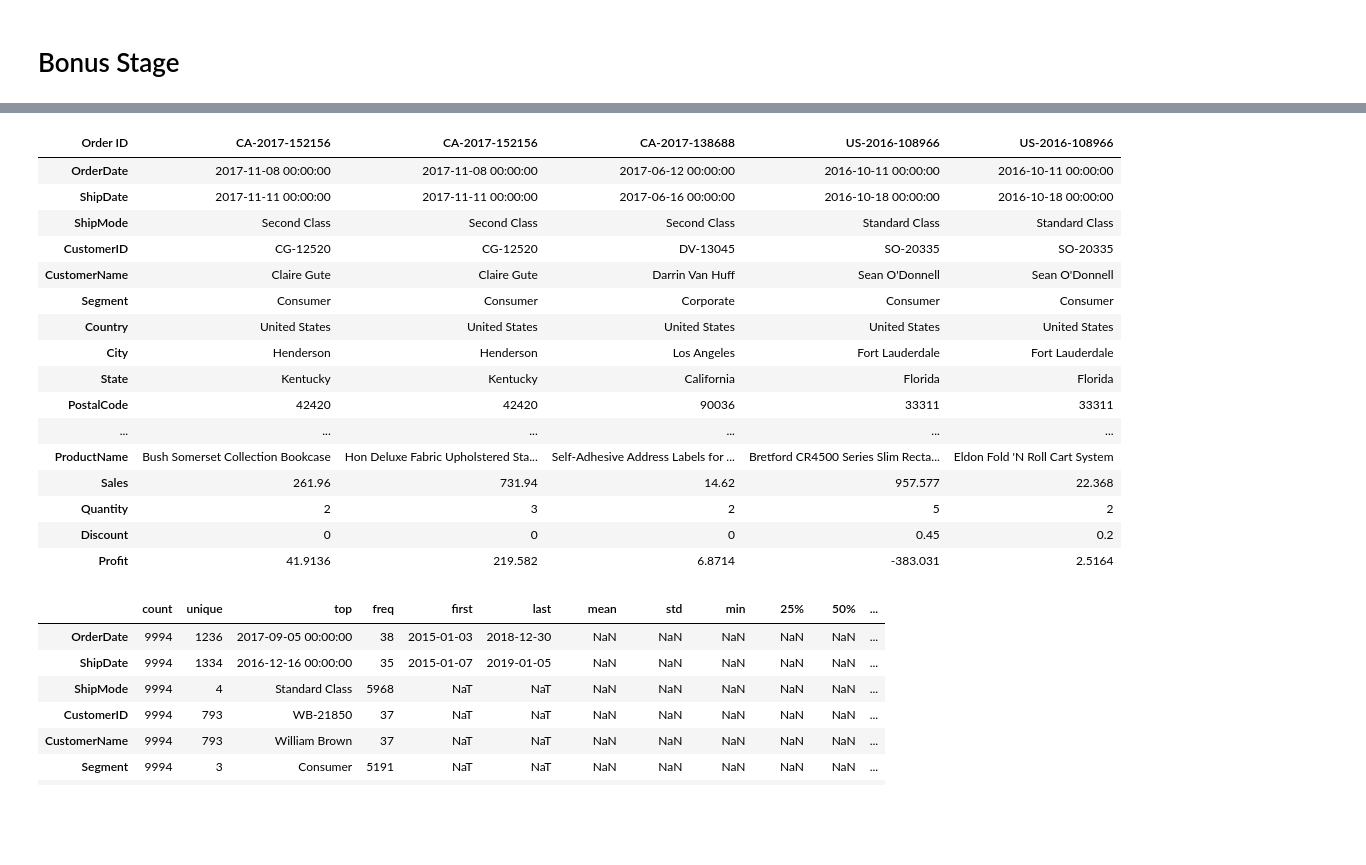
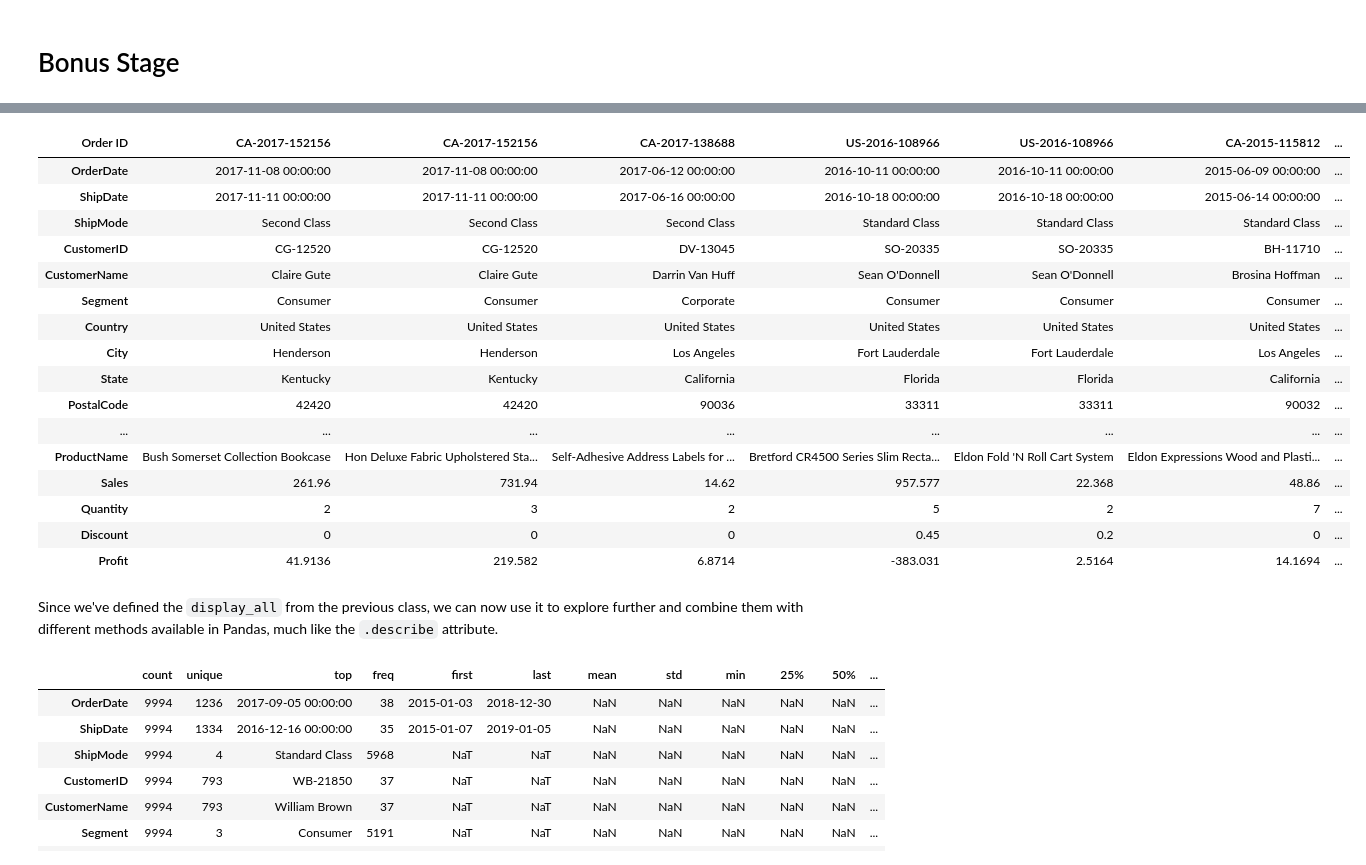
Before and after one commit to leonism/sample-superstore, a Jupyter notebook: 01- Data Exploration - SampleSuperStore.ipynb, the cells around one changed output, grey strips where cells are left out. Drawn from its saved outputs; the diff is of its cells as text; code cells hidden in the pictures; blank space fills up the shorter version.

```diff
--- a/01- Data Exploration - SampleSuperStore.ipynb
+++ b/01- Data Exploration - SampleSuperStore.ipynb
@@ -393,5 +400,6 @@ df_orders.to_csv('data/df_orders_exported.csv', index =False)
 # %%
 # Let's create a class named `display_all`, by which later we call on the next command.
+
 def display_all(df_orders):
-    with pd.option_context("display.max_rows", 1000, "display.max_columns", 1000):
+    with pd.option_context("display.max_rows", 20, "display.max_columns", 20):
         display(df_orders)
@@ -398,23 +410,25 @@ def display_all(df_orders):
 # %%
-display_all(df_orders.head().T)
+display_all(df_orders.head(10).T)
 # %% [output]
-| Order ID | CA-2017-152156 | CA-2017-152156 | CA-2017-138688 | US-2016-108966 | US-2016-108966 |
-| OrderDate | 2017-11-08 00:00:00 | 2017-11-08 00:00:00 | 2017-06-12 00:00:00 | 2016-10-11 00:00:00 | 2016-10-11 00:00:00 |
-| ShipDate | 2017-11-11 00:00:00 | 2017-11-11 00:00:00 | 2017-06-16 00:00:00 | 2016-10-18 00:00:00 | 2016-10-18 00:00:00 |
-| ShipMode | Second Class | Second Class | Second Class | Standard Class | Standard Class |
-| CustomerID | CG-12520 | CG-12520 | DV-13045 | SO-20335 | SO-20335 |
-| CustomerName | Claire Gute | Claire Gute | Darrin Van Huff | Sean O'Donnell | Sean O'Donnell |
-| Segment | Consumer | Consumer | Corporate | Consumer | Consumer |
-| Country | United States | United States | United States | United States | United States |
-| City | Henderson | Henderson | Los Angeles | Fort Lauderdale | Fort Lauderdale |
-| State | Kentucky | Kentucky | California | Florida | Florida |
-| PostalCode | 42420 | 42420 | 90036 | 33311 | 33311 |
-| ... | ... | ... | ... | ... | ... |
-| ProductName | Bush Somerset Collection Bookcase | Hon Deluxe Fabric Upholstered Sta... | Self-Adhesive Address Labels for ... | Bretford CR4500 Series Slim Recta... | Eldon Fold 'N Roll Cart System |
-| Sales | 261.96 | 731.94 | 14.62 | 957.577 | 22.368 |
-| Quantity | 2 | 3 | 2 | 5 | 2 |
-| Discount | 0 | 0 | 0 | 0.45 | 0.2 |
-| Profit | 41.9136 | 219.582 | 6.8714 | -383.031 | 2.5164 |
+| Order ID | CA-2017-152156 | CA-2017-152156 | CA-2017-138688 | US-2016-108966 | US-2016-108966 | CA-2015-115812 | ... |
+| OrderDate | 2017-11-08 00:00:00 | 2017-11-08 00:00:00 | 2017-06-12 00:00:00 | 2016-10-11 00:00:00 | 2016-10-11 00:00:00 | 2015-06-09 00:00:00 | ... |
+| ShipDate | 2017-11-11 00:00:00 | 2017-11-11 00:00:00 | 2017-06-16 00:00:00 | 2016-10-18 00:00:00 | 2016-10-18 00:00:00 | 2015-06-14 00:00:00 | ... |
+| ShipMode | Second Class | Second Class | Second Class | Standard Class | Standard Class | Standard Class | ... |
+| CustomerID | CG-12520 | CG-12520 | DV-13045 | SO-20335 | SO-20335 | BH-11710 | ... |
+| CustomerName | Claire Gute | Claire Gute | Darrin Van Huff | Sean O'Donnell | Sean O'Donnell | Brosina Hoffman | ... |
+| Segment | Consumer | Consumer | Corporate | Consumer | Consumer | Consumer | ... |
+| Country | United States | United States | United States | United States | United States | United States | ... |
+| City | Henderson | Henderson | Los Angeles | Fort Lauderdale | Fort Lauderdale | Los Angeles | ... |
+| State | Kentucky | Kentucky | California | Florida | Florida | California | ... |
+| PostalCode | 42420 | 42420 | 90036 | 33311 | 33311 | 90032 | ... |
+| ... | ... | ... | ... | ... | ... | ... | ... |
+| ProductName | Bush Somerset Collection Bookcase | Hon Deluxe Fabric Upholstered Sta... | Self-Adhesive Address Labels for ... | Bretford CR4500 Series Slim Recta... | Eldon Fold 'N Roll Cart System | Eldon Expressions Wood and Plasti... | ... |
+| Sales | 261.96 | 731.94 | 14.62 | 957.577 | 22.368 | 48.86 | ... |
+| Quantity | 2 | 3 | 2 | 5 | 2 | 7 | ... |
+| Discount | 0 | 0 | 0 | 0.45 | 0.2 | 0 | ... |
+| Profit | 41.9136 | 219.582 | 6.8714 | -383.031 | 2.5164 | 14.1694 | ... |
+# %% [markdown]
+Since we've defined the `display_all` from the previous class, we can now use it to explore further and combine them with different methods available in Pandas, much like the `.describe` attribute.
 # %%
 display_all(df_orders.describe(include='all').T)
 # %% [output]
```
Also changed, not shown: parts of 18 cells of this notebook.
